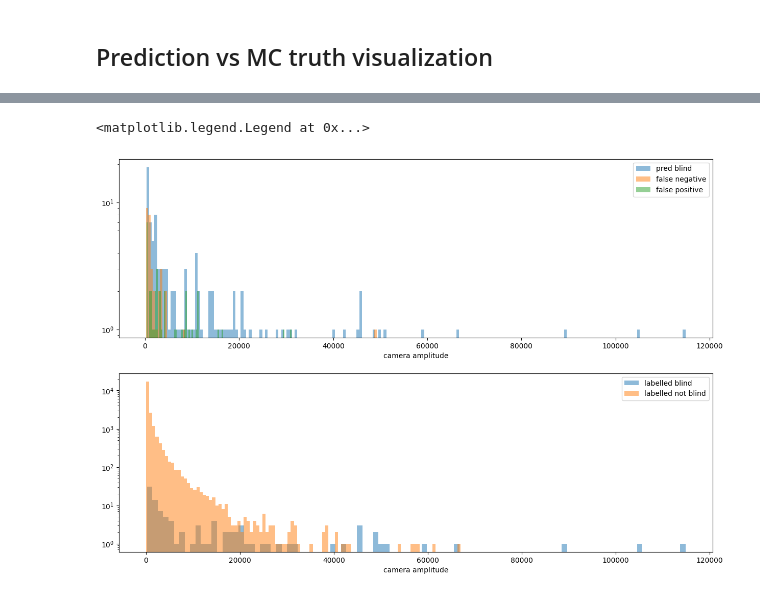
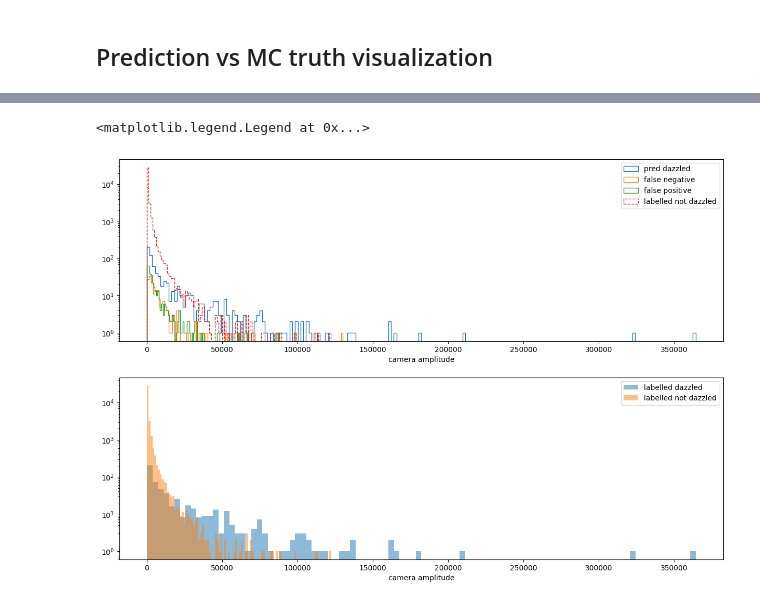
Before and after one commit to chiappo98/blinded_cameras, a Jupyter notebook: supervised_cnn.ipynb, the cells around one changed output, grey strips where cells are left out. Cells and saved outputs as stored; diff of their text form; code cells hidden in the pictures.

```diff
--- a/supervised_cnn.ipynb
+++ b/supervised_cnn.ipynb
@@ -191,6 +289,6 @@ plt.legend()
 normalize_ = np.max(data_in, axis = 1) #np.max(data.reshape(-1, cam_side_length**2), axis = 1)
 normalize_[np.where(normalize_ == 0)[0]] = 1e-5
 #normalize_data = (scaler_data / (normalize_.reshape(-1,1)*np.ones((1, cam_side_length**2)))).reshape(-1, cam_side_length**2)#.reshape(-1, n_cam_in_grain, cam_side_length**2) #data
-normalize_data = (data_in / (normalize_.reshape(-1,1)*np.ones((1, cam_side_length**2)))).reshape(-1, cam_side_length**2)#.reshape(-1, n_cam_in_grain, cam_side_length**2) #data
-normalize_data.shape
+normalized_data = (data_in / (normalize_.reshape(-1,1)*np.ones((1, cam_side_length**2)))).reshape(-1, cam_side_length**2)#.reshape(-1, n_cam_in_grain, cam_side_length**2) #data
+normalized_data.shape
 # %% [output]
@@ -258,7 +356,7 @@ normalize_data.shape
 # %%
 sep = int(data_in.shape[0] * 0.8)
 
-train_data, test_data = normalize_data[:sep], normalize_data[sep:] #normalize_data[:800], normalize_data[800:]
+train_data, test_data = normalized_data[:sep], normalized_data[sep:] #normalize_data[:800], normalize_data[800:]
 train_label, test_label = label[:sep], label[sep:]
 
 print(train_data.shape)
@@ -284,17 +382,17 @@ print(train_label.shape)
 #   plt.imshow(augmented_image[0])
 #   plt.axis("off")
 # %%
-train_blind = train_data[np.where(train_label==1)]
-train_not_blind = train_data[np.where(train_label==0)]
+train_dazzled = train_data[np.where(train_label==1)]
+train_not_dazzled = train_data[np.where(train_label==0)]
 
 rdm = np.random.default_rng(12345)
-rdm_x = rdm.integers(low=0, high=31, size=int(0.3*n_not_blind))
-rdm_y = rdm.integers(low=0, high=31, size=int(0.3*n_not_blind))
-artificial_train_blind = np.repeat(train_blind, int(0.3*n_not_blind/train_blind.shape[0]), axis=0).reshape(-1, cam_side_length, cam_side_length, 1)
-for r in range(artificial_train_blind.shape[0]) :
-    artificial_train_blind[r] = np.roll(artificial_train_blind[r], (rdm_x[r] ,rdm_y[r]), axis=(2,1))
+rdm_x = rdm.integers(low=0, high=31, size=int(0.3*n_not_dazzled))
+rdm_y = rdm.integers(low=0, high=31, size=int(0.3*n_not_dazzled))
+artificial_train_dazzled = np.repeat(train_dazzled, int(0.3*n_not_dazzled/train_dazzled.shape[0]), axis=0).reshape(-1, cam_side_length, cam_side_length, 1)
+for r in range(artificial_train_dazzled.shape[0]) :
+    artificial_train_dazzled[r] = np.roll(artificial_train_dazzled[r], (rdm_x[r] ,rdm_y[r]), axis=(2,1))
 
-artificial_train_label = np.ones(artificial_train_blind.shape[0])
+artificial_train_label = np.ones(artificial_train_dazzled.shape[0])
 
 train_data = train_data.reshape(-1, cam_side_length, cam_side_length, 1)
 test_data = test_data.reshape(-1, cam_side_length, cam_side_length, 1)
@@ -305,11 +403,11 @@ test_data = test_data.reshape(-1, cam_side_length, cam_side_length, 1)
 # train_label = train_label.flatten()
 # test_label = test_label.flatten()
 
-train_data = np.append(artificial_train_blind, train_data, axis=0)
-train_label = np.append(artificial_train_label, train_label)
+train_data_aug = np.append(artificial_train_dazzled, train_data, axis=0).astype('float32')
+train_label_aug = np.append(artificial_train_label, train_label).astype('float32')
 
-train_data = train_data.astype('float32')
-test_data = test_data.astype('float32')
+# train_data = train_data.astype('float32')
+# test_data = test_data.astype('float32')
 
 # data_to_shuffle = np.column_stack((train_data.reshape(-1, cam_side_length**2), train_label))
 # print(data_to_shuffle.shape)
@@ -317,7 +415,7 @@ test_data = test_data.astype('float32')
 # print(train_data.reshape(-1, cam_side_length**2).shape)
 #train_data = random.shuffle(train_data, 25)
 
-train_label_ohe = to_categorical(train_label,2)
+train_label_ohe = to_categorical(train_label_aug,2)
 test_label_ohe = to_categorical(test_label,2)
 
 #train_label_ohe.shape
@@ -367,7 +465,7 @@ model.compile(optimizer=Nadam(learning_rate=0.001), loss=BinaryCrossentropy(from
 # Train the model
 #with tf.device('/device:GPU:0'):
 with tf.device('/CPU:0'):
-    history_callback = model.fit(train_data, train_label_ohe, batch_size=256, validation_split=0.25, epochs= 30) #validation_data=(test_data, test_label_ohe)  #_ohe
+    history_callback = model.fit(train_data_aug, train_label_ohe, batch_size=256, validation_split=0.25, epochs= 10) #validation_data=(test_data, test_label_ohe)  #_ohe
 # plot_model(model, to_file='model_plot.png', show_shapes=True, show_layer_names=True)
 #pd.DataFrame(history_callback.history).plot(logy=True)
 # %% [output]
@@ -621,24 +725,25 @@ ax[1].legend()
 # %%
 fig, ax = plt.subplots(2,1)
 fig.set_figwidth(15)
 fig.set_figheight(10)
 
-ax[0].hist(pred_bl_amp.reshape(-1,1), 200, alpha = 0.5, label='pred blind');
-ax[0].hist(pred_fn_amp.reshape(-1,1), 100, alpha = 0.5, label='false negative');
-ax[0].hist(pred_fp_amp.reshape(-1,1), 100, alpha = 0.5, label='false positive');
+ax[0].hist(pred_bl_amp.reshape(-1,1), 200, histtype='step', label='pred dazzled');
+ax[0].hist(pred_fn_amp.reshape(-1,1), 100, histtype='step', label='false negative');
+ax[0].hist(pred_fp_amp.reshape(-1,1), 100, histtype='step', label='false positive');
+ax[0].hist(lab_not_bl_amp, 100, histtype='step', ls='--', label='labelled not dazzled');
 #plt.hist(np.concatenate((pred_bl.reshape(-1,1), pred_fn.reshape(-1,1))), 200, histtype='step', ls='dashed')
 ax[0].set_yscale('log')
 ax[0].set_xlabel('camera amplitude')
 ax[0].legend()
 
-ax[1].hist(lab_bl_amp.reshape(-1,1), 100, alpha=0.5, label='labelled blind');
-ax[1].hist(lab_not_bl_amp.reshape(-1,1), 100, alpha=0.5, label='labelled not blind');
+ax[1].hist(lab_bl_amp.reshape(-1,1), 100, alpha=0.5, label='labelled dazzled');
+ax[1].hist(lab_not_bl_amp.reshape(-1,1), 100, alpha=0.5, label='labelled not dazzled');
 ax[1].set_yscale('log')
 ax[1].set_xlabel('camera amplitude')
 ax[1].legend()
 # %% [output]
 <matplotlib.legend.Legend at 0x...>
-[figure, old version]
+[figure, new version]
 # %%
 # img = 100
 # plt.imshow(lab_bl[img].reshape(cam_side_length,cam_side_length))
```
Also changed, not shown: parts of 18 cells of this notebook.
